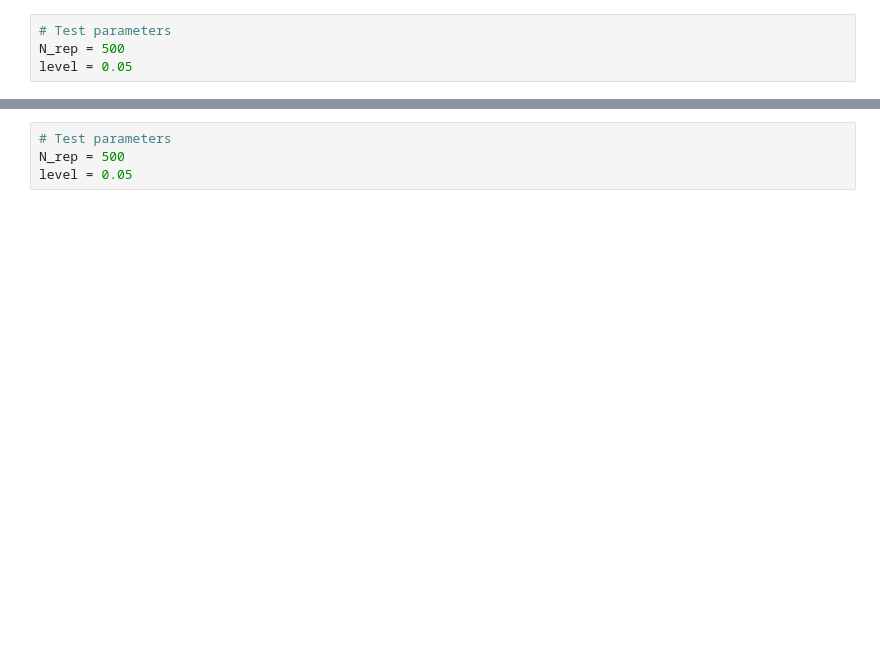
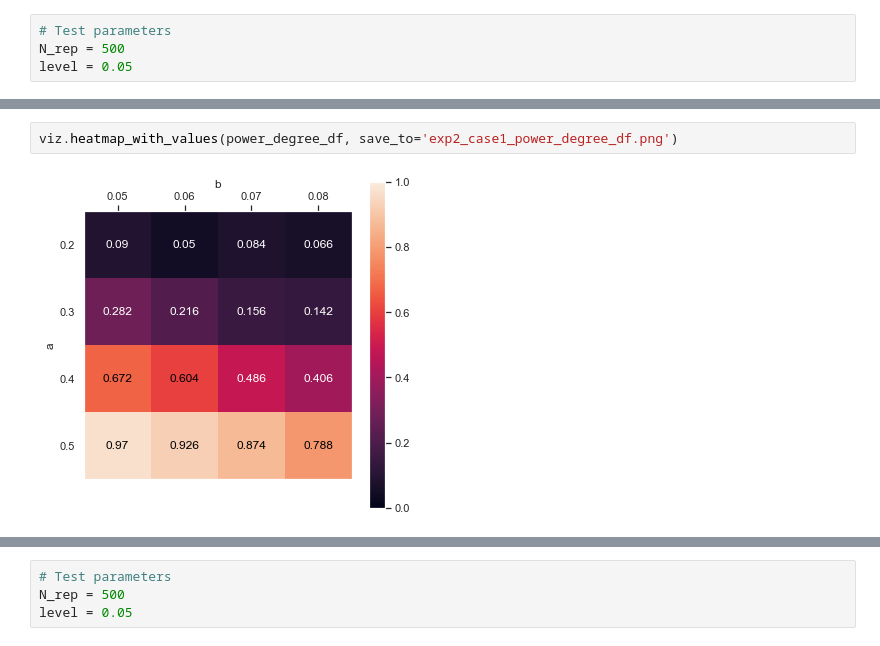
Before and after one commit to louiscam/SBM_phase_transition, a Jupyter notebook: experiment_2.ipynb, the cells around one changed output, grey strips where cells are left out. Drawn from its saved outputs; the diff is of its cells as text; blank space fills up the shorter version.

```diff
--- a/experiment_2.ipynb
+++ b/experiment_2.ipynb
@@ -82,0 +79,4 @@ np.random.seed(seed=13)
+# %%
+viz.heatmap_with_values(power_degree_df, save_to='exp2_case1_power_degree_df.png')
+# %% [output]
+[figure, added]
```
Also changed, not shown: parts of 39 cells of this notebook, 31 other files.
